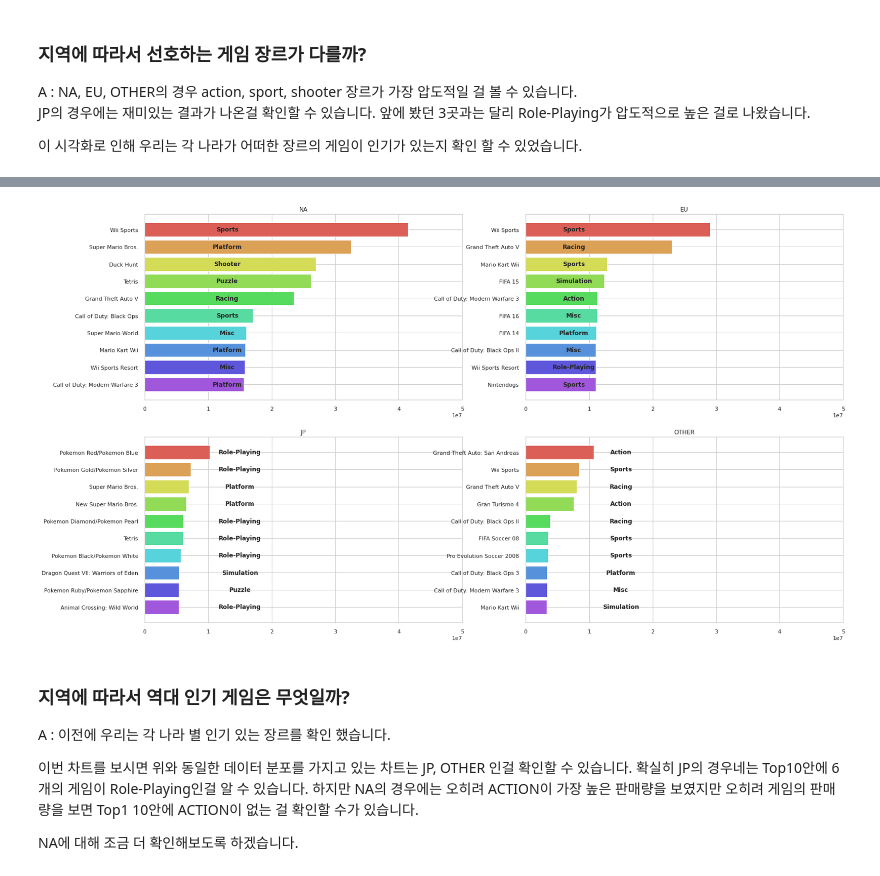
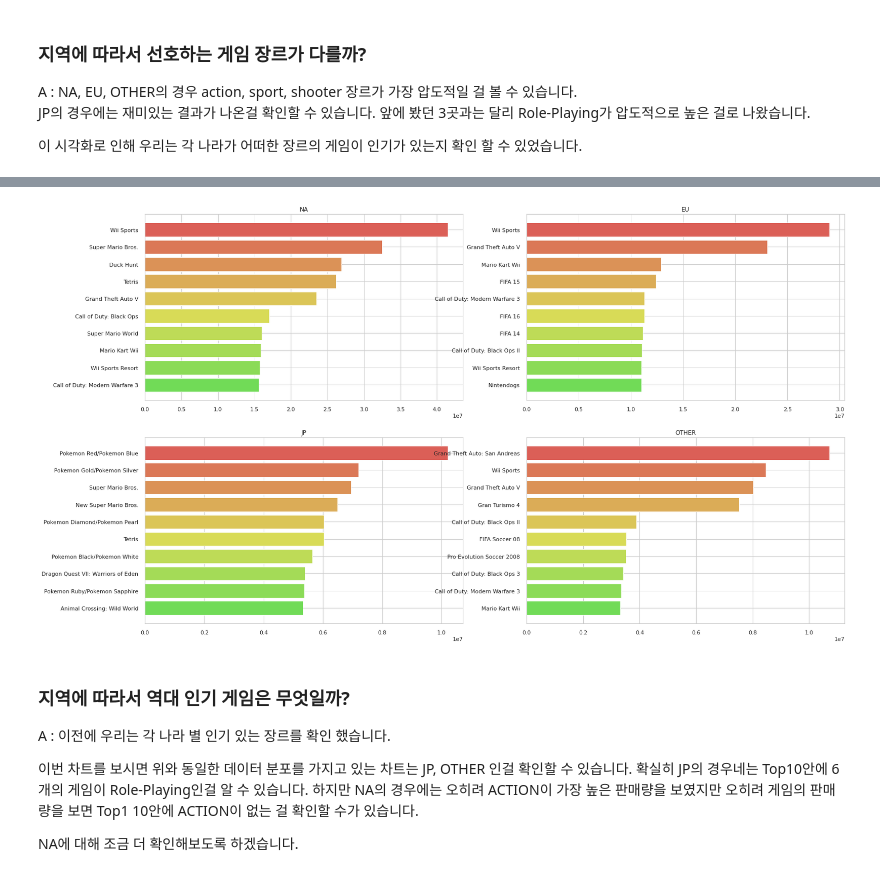
Before and after one commit to sungjin-kim-data/vgames2_data, a Jupyter notebook: vgames2_data.ipynb, the cells around one changed output, grey strips where cells are left out. Cells and saved outputs as stored; diff of their text form; code cells hidden in the pictures.

```diff
--- a/vgames2_data.ipynb
+++ b/vgames2_data.ipynb
@@ -1371,46 +1391,46 @@ array(['Action', 'Sports', 'Racing', 'Action', 'Racing', 'Sports',
 # %%
 import enum
 # 각 나라별 게임 판매량 Top 10 이름
 
 # 4분할 차트
 fig, axs = plt.subplots(2, 2, figsize=(25, 15))
 
 # xlim 단위 통일
 # NA
 na = axs[0, 0].barh(x_na_n, y_na_n, color=colors)
-for idx, rect in enumerate(na):
-  axs[0, 0].text(rect.get_height() + 13000000, idx + 0.1 ,na_genre[idx], ha='center', weight="bold")
+# for idx, rect in enumerate(na):
+#   axs[0, 0].text(rect.get_height() + 13000000, idx + 0.1 ,na_genre[idx], ha='center', weight="bold")
 axs[0, 0].set_title('NA')
-axs[0, 0].set_xlim(0, 50000000)
+# axs[0, 0].set_xlim(0, 50000000)
 axs[0, 0].invert_yaxis()
 
 # EU
 eu = axs[0, 1].barh(x_eu_n, y_eu_n, color=colors)
-for idx, rect in enumerate(eu):
-  axs[0, 1].text(rect.get_height() + 7600000, idx + 0.1 ,eu_genre[idx], ha='center', weight="bold")
+# for idx, rect in enumerate(eu):
+#   axs[0, 1].text(rect.get_height() + 7600000, idx + 0.1 ,eu_genre[idx], ha='center', weight="bold")
 axs[0, 1].set_title('EU')
-axs[0, 1].set_xlim(0, 50000000)
+# axs[0, 1].set_xlim(0, 50000000)
 axs[0, 1].invert_yaxis()
 
 # JP
 jp = axs[1, 0].barh(x_jp_n, y_jp_n, color=colors)
-for idx, rect in enumerate(jp):
-  axs[1, 0].text(rect.get_height() + 15000000, idx + 0.1 ,jp_genre[idx], ha='center', weight="bold")
+# for idx, rect in enumerate(jp):
+#   axs[1, 0].text(rect.get_height() + 15000000, idx + 0.1 ,jp_genre[idx], ha='center', weight="bold")
 axs[1, 0].set_title('JP')
-axs[1, 0].set_xlim(0, 50000000)
+# axs[1, 0].set_xlim(0, 50000000)
 axs[1, 0].invert_yaxis()
 
 # OTHER
 other = axs[1, 1].barh(x_other_n, y_other_n, color=colors)
-for idx, rect in enumerate(other):
-  axs[1, 1].text(rect.get_height() + 15000000, idx + 0.1 ,other_genre[idx], ha='center', weight="bold")
+# for idx, rect in enumerate(other):
+#   axs[1, 1].text(rect.get_height() + 15000000, idx + 0.1 ,other_genre[idx], ha='center', weight="bold")
 axs[1, 1].set_title('OTHER')
-axs[1, 1].set_xlim(0, 50000000)
+# axs[1, 1].set_xlim(0, 50000000)
 axs[1, 1].invert_yaxis()
 
 plt.show()
 # %% [output]
-[figure, old version]
+[figure, new version]
 # %% [markdown]
 ### **지역에 따라서 역대 인기 게임은 무엇일까?**
 A : 이전에 우리는 각 나라 별 인기 있는 장르를 확인 했습니다.
```
Also changed, not shown: parts of 17 cells of this notebook.
